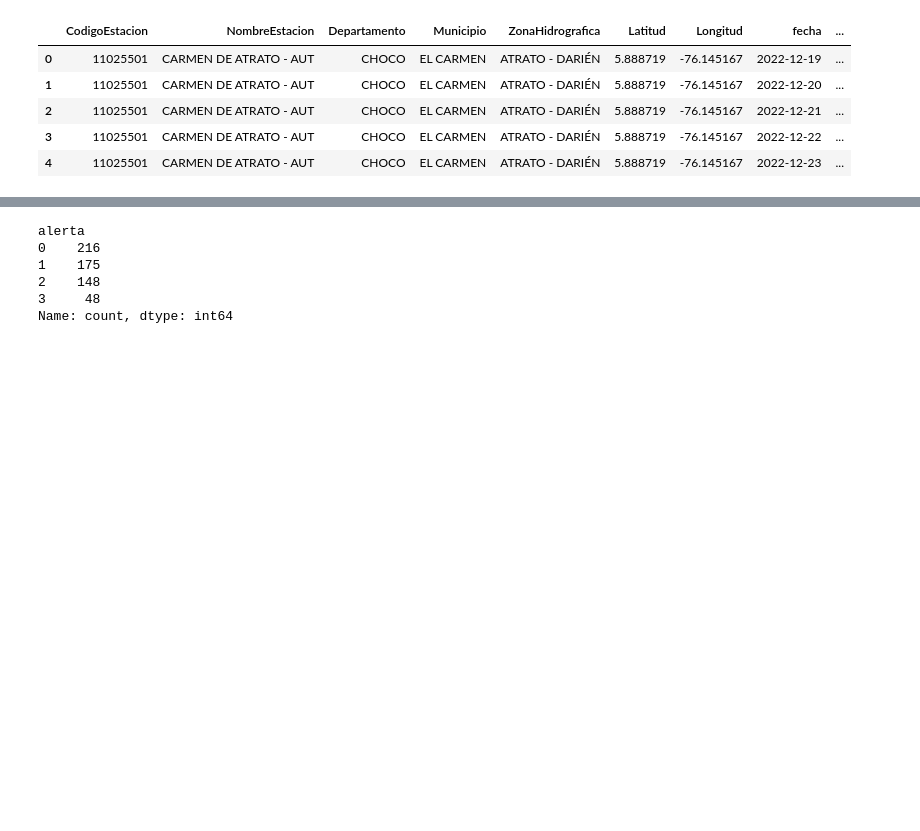
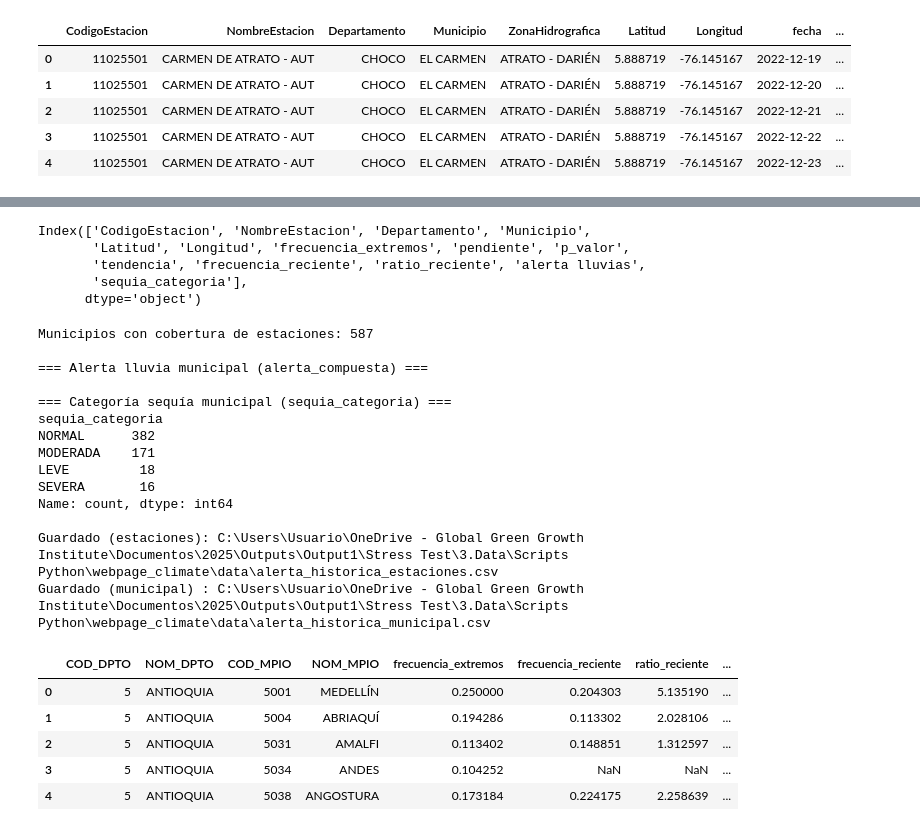
Before and after one commit to gadielfelipe/sources_of_0015, a Jupyter notebook: scripts_python/datos precipitacion historicos.ipynb, the cells around one changed output, grey strips where cells are left out. Saved outputs shown, nothing was run; the diff lists cells and outputs as text; code cells hidden in the pictures; blank space fills up the shorter version.

```diff
--- a/scripts_python/datos precipitacion historicos.ipynb
+++ b/scripts_python/datos precipitacion historicos.ipynb
@@ -388,28 +433,37 @@ def categorizar_sequia(row):
     else:
         return 'NORMAL'
 
-NIVEL_SEQUIA = {'NORMAL': 0, 'LEVE': 1, 'MODERADA': 2, 'SEVERA': 3}
 
 estaciones_sequia['sequia_categoria'] = estaciones_sequia.apply(categorizar_sequia, axis=1)
-estaciones_sequia['sequia_nivel']     = estaciones_sequia['sequia_categoria'].map(NIVEL_SEQUIA)
 
 # ── 8. Incorporar sequía en estaciones_alerta ─────────────────────────────
 estaciones_alerta = estaciones_alerta.merge(
-    estaciones_sequia[['CodigoEstacion', 'freq_sequia_hist', 'freq_sequia_rec',
-                        'ratio_sequia', 'tendencia_sequia', 'sequia_categoria', 'sequia_nivel']],
+    estaciones_sequia[['CodigoEstacion', 'sequia_categoria']],
     on='CodigoEstacion', how='left'
 )
+
 estaciones_alerta['sequia_categoria'] = estaciones_alerta['sequia_categoria'].fillna('NORMAL')
-estaciones_alerta['sequia_nivel']     = estaciones_alerta['sequia_nivel'].fillna(0).astype(int)
+#estaciones_alerta['sequia_nivel']     = estaciones_alerta['sequia_nivel'].fillna(0).astype(int)
 
 # ── 9. Resumen ────────────────────────────────────────────────────────────
-print("=== Alerta lluvia (estaciones) ===")
-print(estaciones_alerta['alerta_compuesta'].value_counts())
-print("\n=== Categoría sequía (estaciones) ===")
-print(estaciones_alerta['sequia_categoria'].value_counts())
+#print("=== Alerta lluvia (estaciones) ===")
+#print(estaciones_alerta['alerta_lluvias'].value_counts())
+#print("\n=== Categoría sequía (estaciones) ===")
+#print(estaciones_alerta['sequia_categoria'].value_counts())
+# %%
+estaciones_alerta.columns
+# %% [output]
+Index(['CodigoEstacion', 'NombreEstacion', 'Departamento', 'Municipio',
+       'Latitud', 'Longitud', 'frecuencia_extremos', 'pendiente', 'p_valor',
+       'tendencia', 'frecuencia_reciente', 'ratio_reciente', 'alerta lluvias',
+       'sequia_categoria'],
+      dtype='object')
 # %%
 # Carga davipola y proyecta a EPSG 3116
 davipola = pd.read_excel(os.path.join(MENSUALES_DIR, "davipola_dane.xlsx"))
+def modo_alerta(serie):
+    return modo_seguro(serie, default='BAJA')
+
 
 gdf_mun = gpd.GeoDataFrame(
     davipola,
@@ -454,51 +508,58 @@ df_alerta_municipal = (
     gdf_est_muni
     .groupby(['COD_DPTO', 'NOM_DPTO', 'COD_MPIO', 'NOM_MPIO'], as_index=False)
     .agg(
-        alerta_compuesta=('alerta_compuesta', modo_seguro),
         frecuencia_extremos=('frecuencia_extremos', 'max'),
         frecuencia_reciente=('frecuencia_reciente', 'max'),
         ratio_reciente=('ratio_reciente', 'max'),
         tendencia=('tendencia', tendencia_muni),
+        alerta_lluvias=('alerta lluvias', modo_alerta),   # 👈 AQUÍ
         sequia_categoria=('sequia_categoria', modo_sequia),
-        freq_sequia_hist=('freq_sequia_hist', 'max'),
-        freq_sequia_rec=('freq_sequia_rec', 'max'),
-        tendencia_sequia=('tendencia_sequia', tendencia_muni),
         n_estaciones=('CodigoEstacion', 'count'),
     )
 )
+estaciones_alerta = estaciones_alerta.rename(columns={'alerta lluvias': 'alerta_lluvias'})
 
 # Derivar columnas numéricas desde las categóricas (consistencia garantizada)
 NIVEL_NUMERICO = {'BAJA': 0, 'MODERADA': 1, 'ALTA': 2, 'CRÍTICA': 3}
 NIVEL_SEQUIA   = {'NORMAL': 0, 'LEVE': 1, 'MODERADA': 2, 'SEVERA': 3}
 
-df_alerta_municipal['alerta']       = df_alerta_municipal['alerta_compuesta'].map(NIVEL_NUMERICO)
 df_alerta_municipal['sequia_nivel'] = df_alerta_municipal['sequia_categoria'].map(NIVEL_SEQUIA)
 
 print(f"Municipios con cobertura de estaciones: {len(df_alerta_municipal):,}")
 print("\n=== Alerta lluvia municipal (alerta_compuesta) ===")
-print(df_alerta_municipal['alerta_compuesta'].value_counts())
 print("\n=== Categoría sequía municipal (sequia_categoria) ===")
 print(df_alerta_municipal['sequia_categoria'].value_counts())
 
 # ── Guardar salidas ───────────────────────────────────────────────────────
 # 1. Nivel estación → consumido por datos precipitacion diarios.ipynb
 estaciones_alerta['cod_norm'] = estaciones_alerta['CodigoEstacion'].astype(str).str.strip().str.lstrip('0')
 out_estaciones = os.path.join(WEB_DATA_DIR, "alerta_historica_estaciones.csv")
 estaciones_alerta.to_csv(out_estaciones, index=False, encoding="utf-8-sig")
 print("\nGuardado (estaciones):", out_estaciones)
 
 # 2. Nivel municipal → salida principal de este notebook
 out_municipal = os.path.join(WEB_DATA_DIR, "alerta_historica_municipal.csv")
 df_alerta_municipal.to_csv(out_municipal, index=False, encoding="utf-8-sig")
 print("Guardado (municipal) :", out_municipal)
-
-df_alerta_municipal.sort_values('alerta', ascending=False).head(8)
+df_alerta_municipal.head()
+# %% [output]
+Municipios con cobertura de estaciones: 587
+
+=== Alerta lluvia municipal (alerta_compuesta) ===
+
+=== Categoría sequía municipal (sequia_categoria) ===
+sequia_categoria
+NORMAL      382
+MODERADA    171
+LEVE         18
+SEVERA       16
+Name: count, dtype: int64
+
+Guardado (estaciones): C:\Users\Usuario\OneDrive - Global Green Growth Institute\Documentos\2025\Outputs\Output1\Stress Test\3.Data\Scripts Python\webpage_climate\data\alerta_historica_estaciones.csv
+Guardado (municipal) : C:\Users\Usuario\OneDrive - Global Green Growth Institute\Documentos\2025\Outputs\Output1\Stress Test\3.Data\Scripts Python\webpage_climate\data\alerta_historica_municipal.csv
+|  | COD_DPTO | NOM_DPTO | COD_MPIO | NOM_MPIO | frecuencia_extremos | frecuencia_reciente | ratio_reciente | ... |
+| 0 | 5 | ANTIOQUIA | 5001 | MEDELLÍN | 0.250000 | 0.204303 | 5.135190 | ... |
+| 1 | 5 | ANTIOQUIA | 5004 | ABRIAQUÍ | 0.194286 | 0.113302 | 2.028106 | ... |
+| 2 | 5 | ANTIOQUIA | 5031 | AMALFI | 0.113402 | 0.148851 | 1.312597 | ... |
+| 3 | 5 | ANTIOQUIA | 5034 | ANDES | 0.104252 | NaN | NaN | ... |
+| 4 | 5 | ANTIOQUIA | 5038 | ANGOSTURA | 0.173184 | 0.224175 | 2.258639 | ... |
-# %%
-df_alerta_municipal["alerta"].value_counts()
-# %% [output]
-alerta
-0    216
-1    175
-2    148
-3     48
-Name: count, dtype: int64
```
Also changed, not shown: parts of 7 cells of this notebook, 2 other files.
